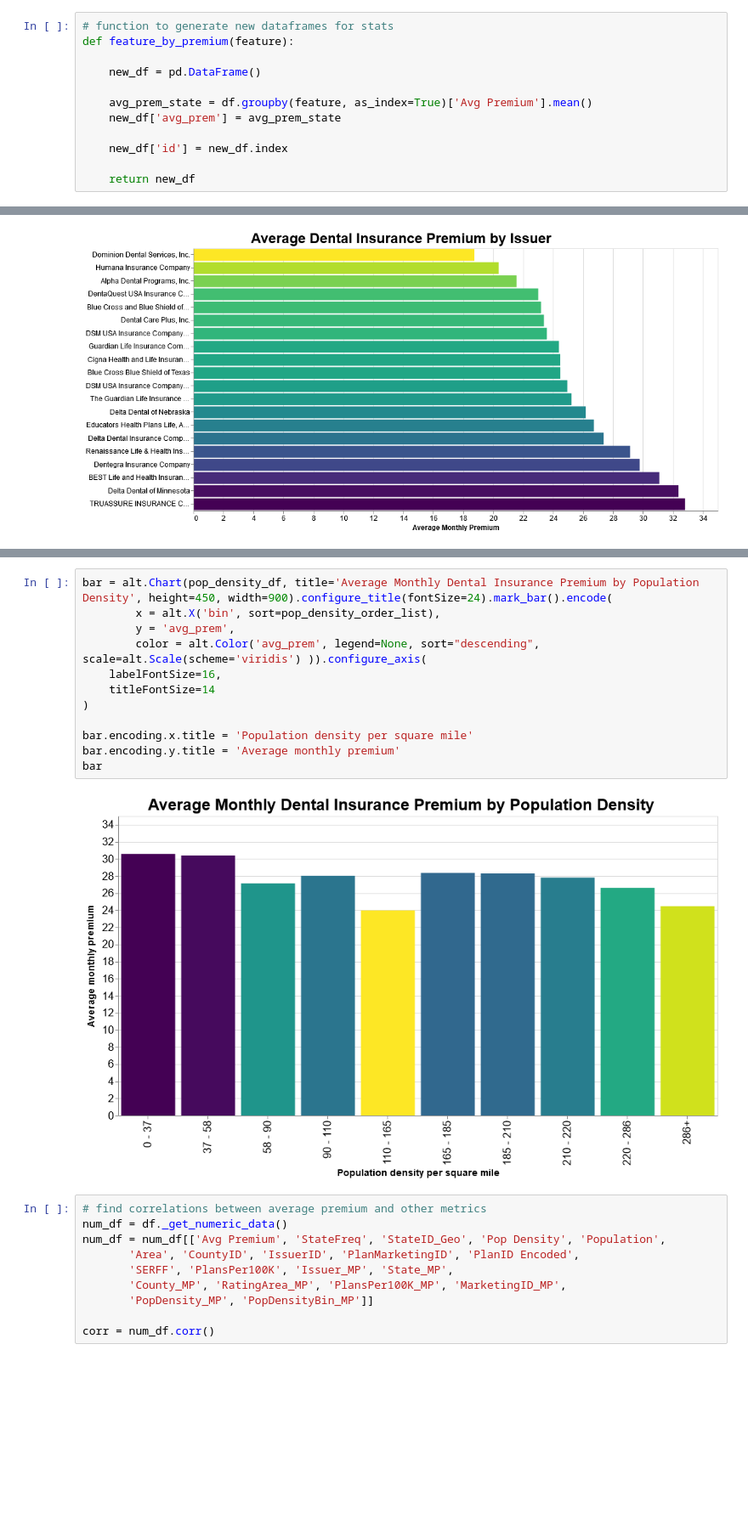
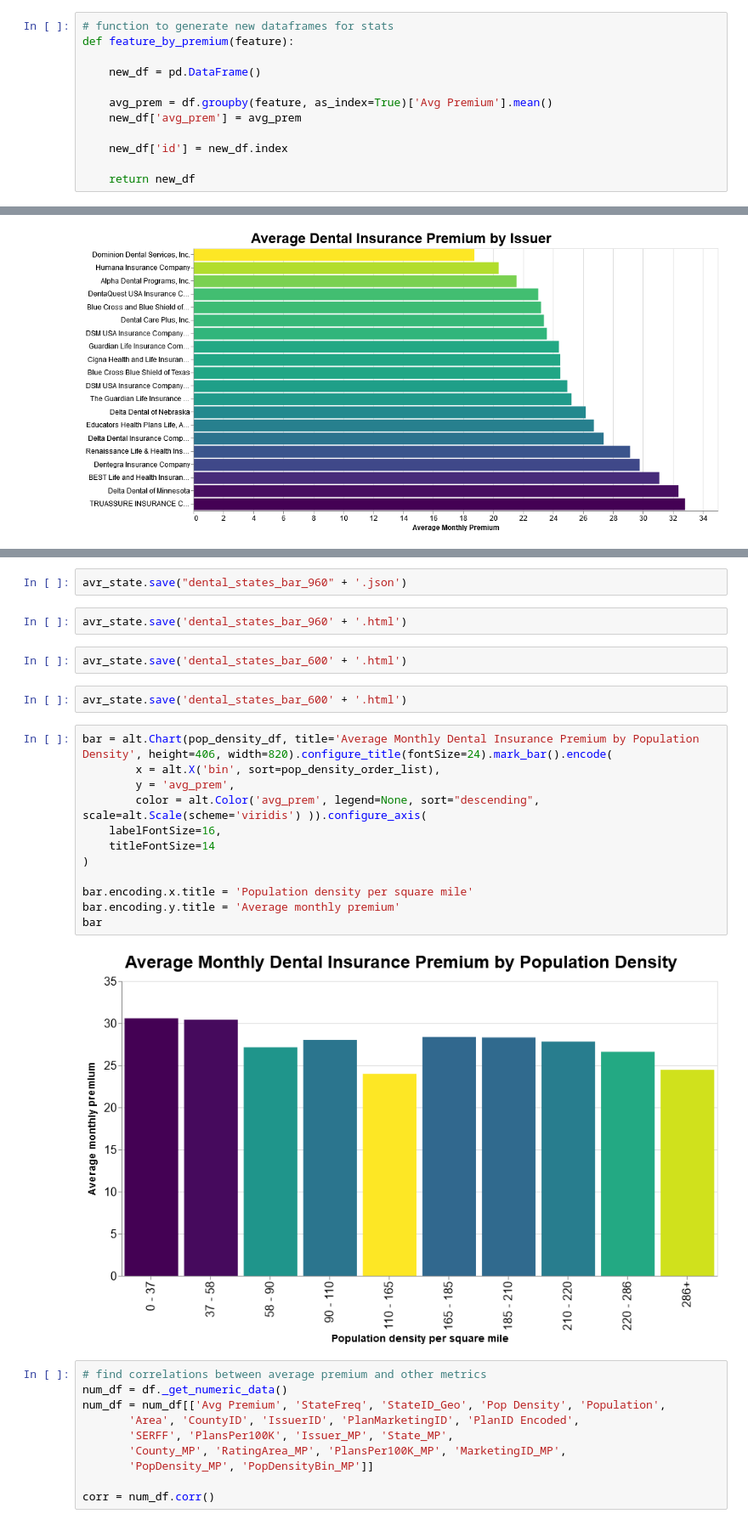
Before and after one commit to hjhuney/Healthcare-dot-Gov-Notebooks, a Jupyter notebook: 2017_QHP_Individual_Market_Dental.ipynb, the cells around one changed output, grey strips where cells are left out. Shown at 85% size. Cells and saved outputs as stored; diff of their text form; blank space fills up the shorter version.

```diff
--- a/2017_QHP_Individual_Market_Dental.ipynb
+++ b/2017_QHP_Individual_Market_Dental.ipynb
@@ -357,8 +379,8 @@ def feature_by_premium(feature):
 
     new_df = pd.DataFrame()
 
-    avg_prem_state = df.groupby(feature, as_index=True)['Avg Premium'].mean()
-    new_df['avg_prem'] = avg_prem_state
+    avg_prem = df.groupby(feature, as_index=True)['Avg Premium'].mean()
+    new_df['avg_prem'] = avg_prem
 
     new_df['id'] = new_df.index
 
@@ -587,17 +837,25 @@ bar
+# %%
+avr_state.save("dental_states_bar_960" + '.json')
+# %%
+avr_state.save('dental_states_bar_960' + '.html')
+# %%
+avr_state.save('dental_states_bar_600' + '.html')
+# %%
+avr_state.save('dental_states_bar_600' + '.html')
 # %%
-bar = alt.Chart(pop_density_df, title='Average Monthly Dental Insurance Premium by Population Density', height=450, width=900).configure_title(fontSize=24).mark_bar().encode(
+bar = alt.Chart(pop_density_df, title='Average Monthly Dental Insurance Premium by Population Density', height=406, width=820).configure_title(fontSize=24).mark_bar().encode(
         x = alt.X('bin', sort=pop_density_order_list),
         y = 'avg_prem',
         color = alt.Color('avg_prem', legend=None, sort="descending", scale=alt.Scale(scheme='viridis') )).configure_axis(
     labelFontSize=16,
     titleFontSize=14
 )
 
 bar.encoding.x.title = 'Population density per square mile'
 bar.encoding.y.title = 'Average monthly premium'
 bar
 # %% [output]
-[figure, old version]
+[figure, new version]
 # %%
 # find correlations between average premium and other metrics
 num_df = df._get_numeric_data()
```
Also changed, not shown: parts of 32 cells of this notebook.
